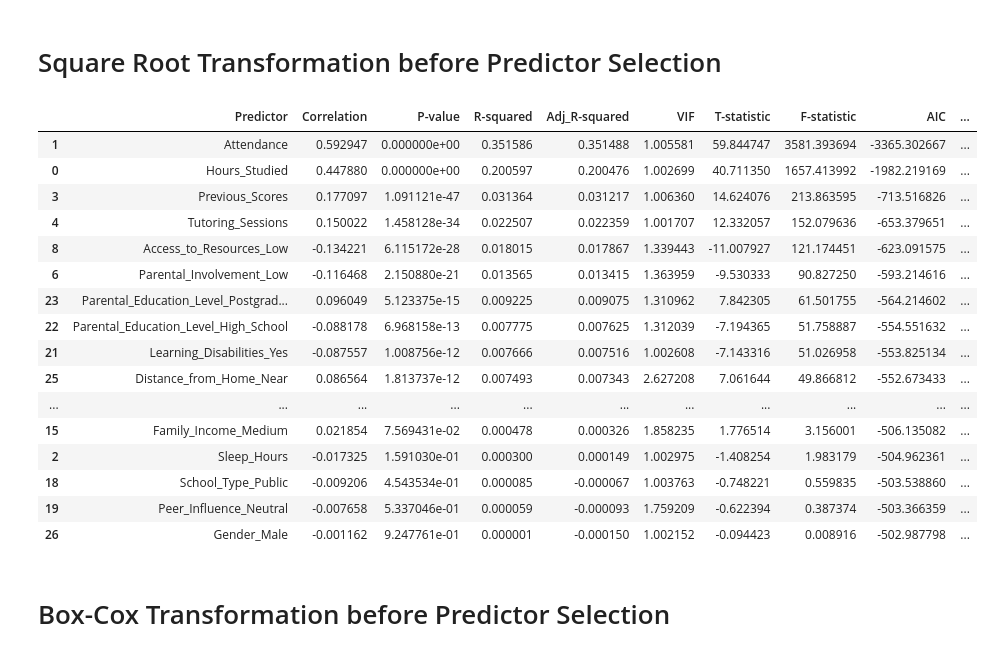
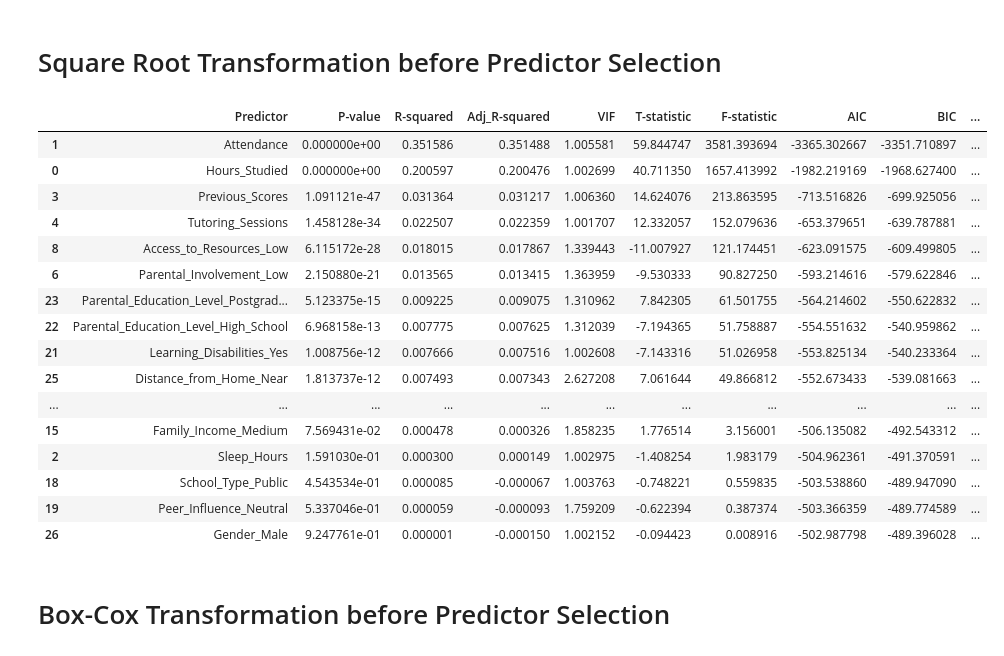
Before and after one commit to cztm/linear-regression, a Jupyter notebook: MLR_Analysis.ipynb, the cells around one changed output. Saved outputs shown, nothing was run; the diff lists cells and outputs as text; code cells hidden in the pictures.

```diff
--- a/MLR_Analysis.ipynb
+++ b/MLR_Analysis.ipynb
@@ -568,7 +728,6 @@ df = pd.read_csv('data/StudentPerformanceFactors.csv')
 df.columns = df.columns.str.replace(' ', '_')
 
 continuous_vars = ['Hours_Studied', 'Attendance', 'Sleep_Hours', 'Previous_Scores', 'Tutoring_Sessions', 'Physical_Activity']
-
 df[continuous_vars + ['Exam_Score']] = df[continuous_vars + ['Exam_Score']].apply(lambda x: np.sqrt(x))
 
 df_encoded = pd.get_dummies(df, drop_first=True)
@@ -581,88 +740,90 @@ scaler = StandardScaler()
 X_scaled = scaler.fit_transform(X)
 
 results = pd.DataFrame(columns=[
-    'Predictor', 'Correlation', 'P-value', 'R-squared', 'Adj_R-squared',
-    'VIF', 'T-statistic', 'F-statistic', 'AIC', 'BIC', 'ANOVA_Type1_F',
-    'ANOVA_Type1_P', 'ANOVA_Type2_F', 'ANOVA_Type2_P',
-    'ANOVA_Type3_F', 'ANOVA_Type3_P'
+    'Predictor', 'P-value', 'R-squared', 'Adj_R-squared',
+    'VIF', 'T-statistic', 'F-statistic', 'AIC', 'BIC',
+    'ANOVA_T1_SumSq', 'ANOVA_T1_F', 'ANOVA_T1_P',
+    'ANOVA_T2_SumSq', 'ANOVA_T2_F', 'ANOVA_T2_P',
+    'ANOVA_T3_SumSq', 'ANOVA_T3_F', 'ANOVA_T3_P'
 ])
 
 for i, predictor in enumerate(X.columns):
     X_i = sm.add_constant(X_scaled[:, i])
     model = sm.OLS(y, X_i).fit()
 
-    # OLS results
     p_value = model.pvalues.iloc[1]
     rsq = model.rsquared
     adj_rsq = model.rsquared_adj
     t_statistic = model.tvalues.iloc[1]
     f_statistic = model.fvalue
     vif = variance_inflation_factor(X_scaled, i)
-    aic = model.aic  # AIC value
-    bic = model.bic  # BIC value
+    aic = model.aic
+    bic = model.bic
 
-    # Correlation
     correlation = np.corrcoef(X_scaled[:, i], y)[0, 1]
 
-    # ANOVA analysis
     formula = f'Exam_Score ~ {predictor}'
     model_anova = smf.ols(formula, data=df_encoded).fit()
 
     anova_type1 = sm.stats.anova_lm(model_anova, typ=1)
     anova_type1_f = anova_type1['F'].iloc[0]
     anova_type1_p = anova_type1['PR(>F)'].iloc[0]
+    anova_type1_sumsq = anova_type1['sum_sq'].iloc[0]
 
     anova_type2 = sm.stats.anova_lm(model_anova, typ=2)
     anova_type2_f = anova_type2['F'].iloc[0]
     anova_type2_p = anova_type2['PR(>F)'].iloc[0]
+    anova_type2_sumsq = anova_type2['sum_sq'].iloc[0]
 
     anova_type3 = sm.stats.anova_lm(model_anova, typ=3)
     anova_type3_f = anova_type3['F'].iloc[0]
     anova_type3_p = anova_type3['PR(>F)'].iloc[0]
+    anova_type3_sumsq = anova_type3['sum_sq'].iloc[0]
 
     current_results = pd.DataFrame({
         'Predictor': [predictor],
-        'Correlation': [correlation],
         'P-value': [p_value],
         'R-squared': [rsq],
         'Adj_R-squared': [adj_rsq],
         'VIF': [vif],
         'T-statistic': [t_statistic],
         'F-statistic': [f_statistic],
-        'AIC': [aic],  # Include AIC
-        'BIC': [bic],  # Include BIC
-        'ANOVA_Type1_F': [anova_type1_f],
-        'ANOVA_Type1_P': [anova_type1_p],
-        'ANOVA_Type2_F': [anova_type2_f],
-        'ANOVA_Type2_P': [anova_type2_p],
-        'ANOVA_Type3_F': [anova_type3_f],
-        'ANOVA_Type3_P': [anova_type3_p]
+        'AIC': [aic],
+        'BIC': [bic],
+        'ANOVA_T1_SumSq': [anova_type1_sumsq],
+        'ANOVA_T1_F': [anova_type1_f],
+        'ANOVA_T1_P': [anova_type1_p],
+        'ANOVA_T2_SumSq': [anova_type2_sumsq],
+        'ANOVA_T2_F': [anova_type2_f],
+        'ANOVA_T2_P': [anova_type2_p],
+        'ANOVA_T3_SumSq': [anova_type3_sumsq],
+        'ANOVA_T3_F': [anova_type3_f],
+        'ANOVA_T3_P': [anova_type3_p]
     })
 
     current_results = current_results.dropna(how='all', axis=1)
     results = pd.concat([results, current_results], ignore_index=True)
 
-results_sorted = results.sort_values(by='Adj_R-squared', ascending=False)
-
+results_sorted = results.sort_values(by='ANOVA_T2_SumSq', ascending=False)
 results_sorted
 # %% [output]
-|  | Predictor | Correlation | P-value | R-squared | Adj_R-squared | VIF | T-statistic | F-statistic | AIC | ... |
-| 1 | Attendance | 0.592947 | 0.000000e+00 | 0.351586 | 0.351488 | 1.005581 | 59.844747 | 3581.393694 | -3365.302667 | ... |
-| 0 | Hours_Studied | 0.447880 | 0.000000e+00 | 0.200597 | 0.200476 | 1.002699 | 40.711350 | 1657.413992 | -1982.219169 | ... |
-| 3 | Previous_Scores | 0.177097 | 1.091121e-47 | 0.031364 | 0.031217 | 1.006360 | 14.624076 | 213.863595 | -713.516826 | ... |
-| 4 | Tutoring_Sessions | 0.150022 | 1.458128e-34 | 0.022507 | 0.022359 | 1.001707 | 12.332057 | 152.079636 | -653.379651 | ... |
-| 8 | Access_to_Resources_Low | -0.134221 | 6.115172e-28 | 0.018015 | 0.017867 | 1.339443 | -11.007927 | 121.174451 | -623.091575 | ... |
-| 6 | Parental_Involvement_Low | -0.116468 | 2.150880e-21 | 0.013565 | 0.013415 | 1.363959 | -9.530333 | 90.827250 | -593.214616 | ... |
-| 23 | Parental_Education_Level_Postgrad... | 0.096049 | 5.123375e-15 | 0.009225 | 0.009075 | 1.310962 | 7.842305 | 61.501755 | -564.214602 | ... |
-| 22 | Parental_Education_Level_High_School | -0.088178 | 6.968158e-13 | 0.007775 | 0.007625 | 1.312039 | -7.194365 | 51.758887 | -554.551632 | ... |
-| 21 | Learning_Disabilities_Yes | -0.087557 | 1.008756e-12 | 0.007666 | 0.007516 | 1.002608 | -7.143316 | 51.026958 | -553.825134 | ... |
-| 25 | Distance_from_Home_Near | 0.086564 | 1.813737e-12 | 0.007493 | 0.007343 | 2.627208 | 7.061644 | 49.866812 | -552.673433 | ... |
+|  | Predictor | P-value | R-squared | Adj_R-squared | VIF | T-statistic | F-statistic | AIC | BIC | ... |
+| 1 | Attendance | 0.000000e+00 | 0.351586 | 0.351488 | 1.005581 | 59.844747 | 3581.393694 | -3365.302667 | -3351.710897 | ... |
+| 0 | Hours_Studied | 0.000000e+00 | 0.200597 | 0.200476 | 1.002699 | 40.711350 | 1657.413992 | -1982.219169 | -1968.627400 | ... |
+| 3 | Previous_Scores | 1.091121e-47 | 0.031364 | 0.031217 | 1.006360 | 14.624076 | 213.863595 | -713.516826 | -699.925056 | ... |
+| 4 | Tutoring_Sessions | 1.458128e-34 | 0.022507 | 0.022359 | 1.001707 | 12.332057 | 152.079636 | -653.379651 | -639.787881 | ... |
+| 8 | Access_to_Resources_Low | 6.115172e-28 | 0.018015 | 0.017867 | 1.339443 | -11.007927 | 121.174451 | -623.091575 | -609.499805 | ... |
+| 6 | Parental_Involvement_Low | 2.150880e-21 | 0.013565 | 0.013415 | 1.363959 | -9.530333 | 90.827250 | -593.214616 | -579.622846 | ... |
+| 23 | Parental_Education_Level_Postgrad... | 5.123375e-15 | 0.009225 | 0.009075 | 1.310962 | 7.842305 | 61.501755 | -564.214602 | -550.622832 | ... |
+| 22 | Parental_Education_Level_High_School | 6.968158e-13 | 0.007775 | 0.007625 | 1.312039 | -7.194365 | 51.758887 | -554.551632 | -540.959862 | ... |
+| 21 | Learning_Disabilities_Yes | 1.008756e-12 | 0.007666 | 0.007516 | 1.002608 | -7.143316 | 51.026958 | -553.825134 | -540.233364 | ... |
+| 25 | Distance_from_Home_Near | 1.813737e-12 | 0.007493 | 0.007343 | 2.627208 | 7.061644 | 49.866812 | -552.673433 | -539.081663 | ... |
 | ... | ... | ... | ... | ... | ... | ... | ... | ... | ... | ... |
-| 15 | Family_Income_Medium | 0.021854 | 7.569431e-02 | 0.000478 | 0.000326 | 1.858235 | 1.776514 | 3.156001 | -506.135082 | ... |
-| 2 | Sleep_Hours | -0.017325 | 1.591030e-01 | 0.000300 | 0.000149 | 1.002975 | -1.408254 | 1.983179 | -504.962361 | ... |
-| 18 | School_Type_Public | -0.009206 | 4.543534e-01 | 0.000085 | -0.000067 | 1.003763 | -0.748221 | 0.559835 | -503.538860 | ... |
-| 19 | Peer_Influence_Neutral | -0.007658 | 5.337046e-01 | 0.000059 | -0.000093 | 1.759209 | -0.622394 | 0.387374 | -503.366359 | ... |
-| 26 | Gender_Male | -0.001162 | 9.247761e-01 | 0.000001 | -0.000150 | 1.002152 | -0.094423 | 0.008916 | -502.987798 | ... |
+| 15 | Family_Income_Medium | 7.569431e-02 | 0.000478 | 0.000326 | 1.858235 | 1.776514 | 3.156001 | -506.135082 | -492.543312 | ... |
+| 2 | Sleep_Hours | 1.591030e-01 | 0.000300 | 0.000149 | 1.002975 | -1.408254 | 1.983179 | -504.962361 | -491.370591 | ... |
+| 18 | School_Type_Public | 4.543534e-01 | 0.000085 | -0.000067 | 1.003763 | -0.748221 | 0.559835 | -503.538860 | -489.947090 | ... |
+| 19 | Peer_Influence_Neutral | 5.337046e-01 | 0.000059 | -0.000093 | 1.759209 | -0.622394 | 0.387374 | -503.366359 | -489.774589 | ... |
+| 26 | Gender_Male | 9.247761e-01 | 0.000001 | -0.000150 | 1.002152 | -0.094423 | 0.008916 | -502.987798 | -489.396028 | ... |
 # %% [markdown]
 # Box-Cox Transformation before Predictor Selection
 # %%
```
Also changed, not shown: parts of 6 cells of this notebook.
